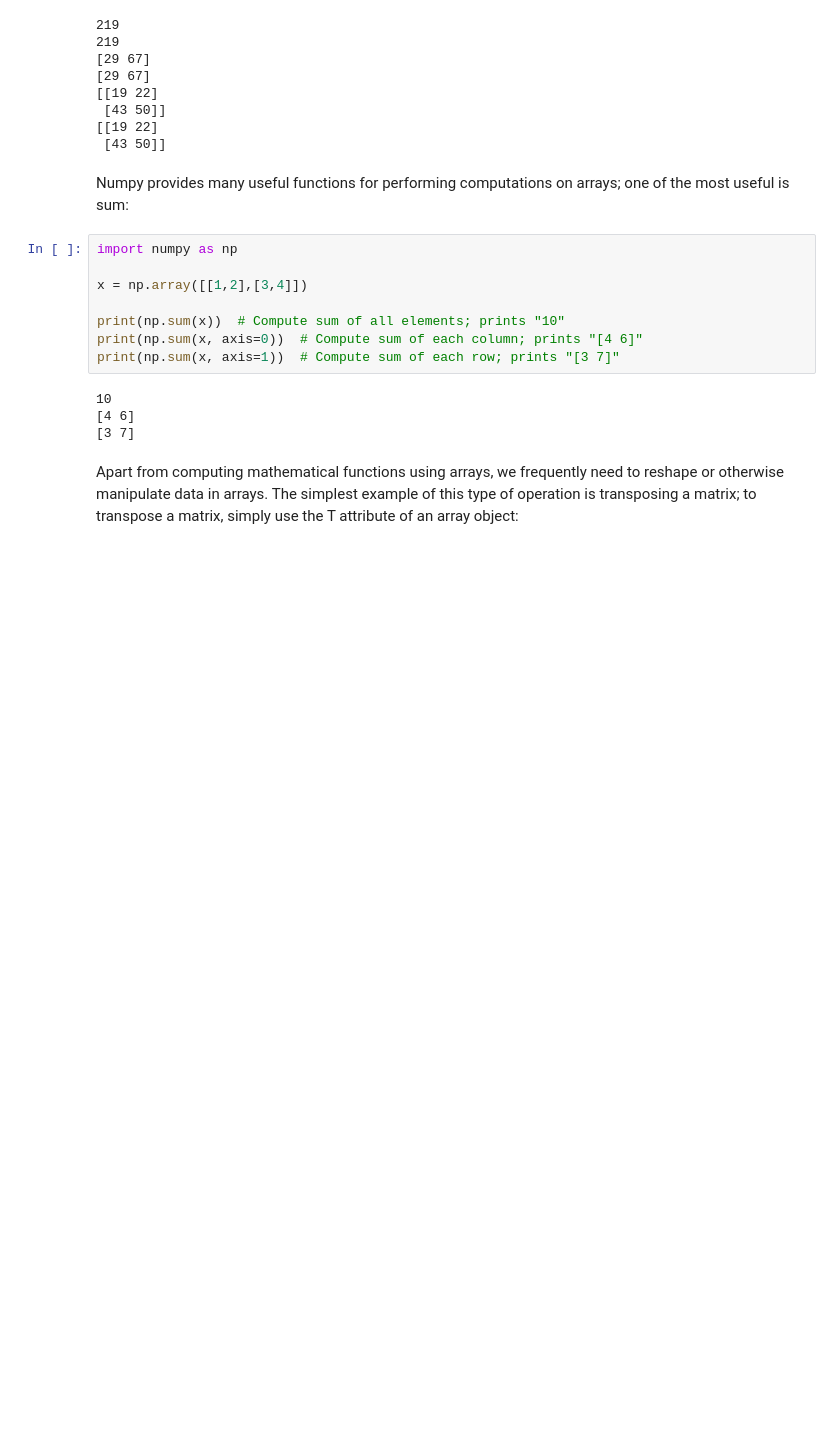
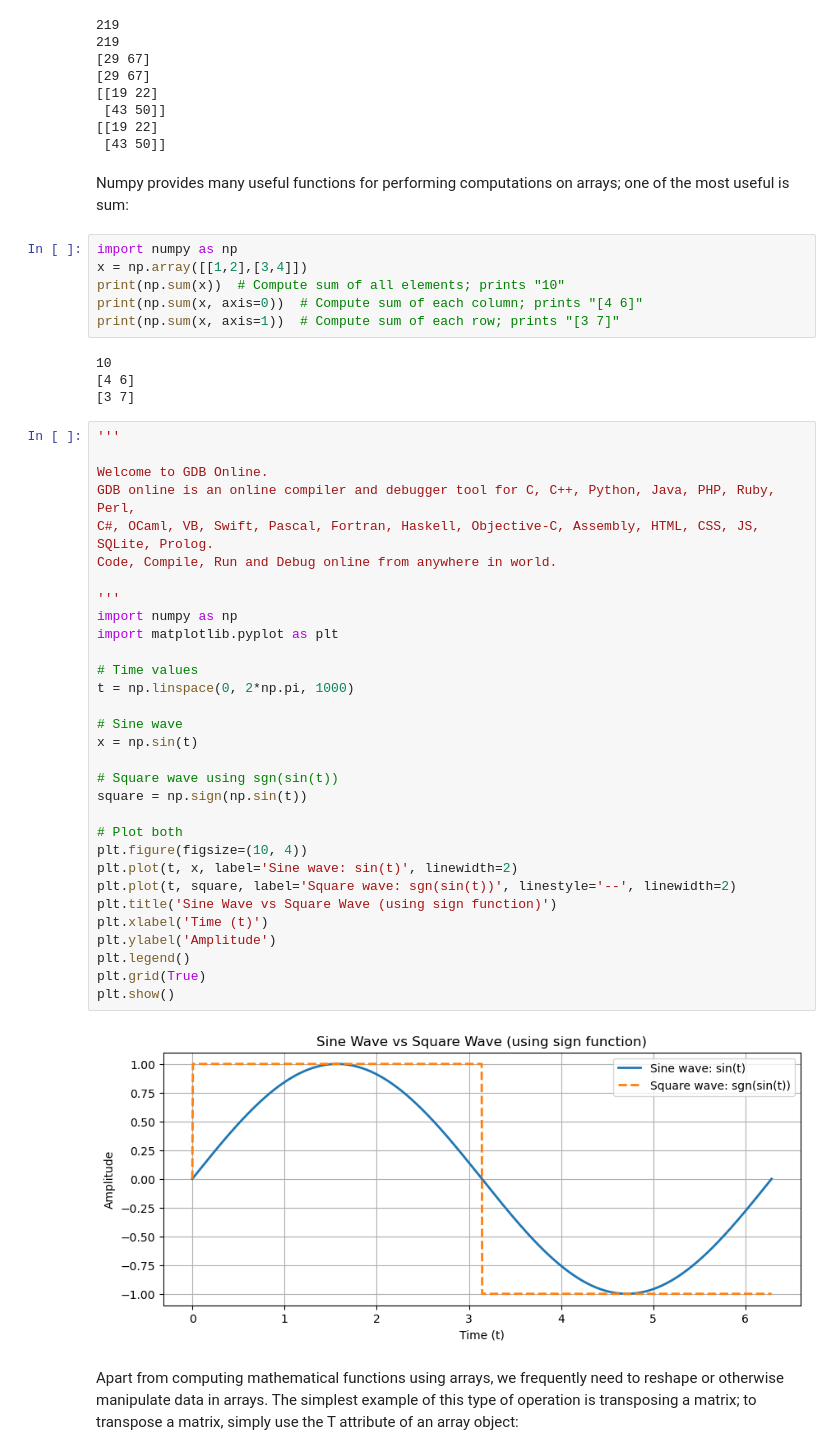
Before and after one commit to KODURUBHARGAVI/Git-Bhagi, a Jupyter notebook: Numpy/NUMPY_TUTORIAL.ipynb, the cells around one changed output. Drawn from its saved outputs; the diff is of its cells as text; blank space fills up the shorter version.

```diff
--- a/Numpy/NUMPY_TUTORIAL.ipynb
+++ b/Numpy/NUMPY_TUTORIAL.ipynb
@@ -327,9 +327,7 @@ print(np.dot(x, y))
 Numpy provides many useful functions for performing computations on arrays; one of the most useful is sum:
 # %%
 import numpy as np
-
 x = np.array([[1,2],[3,4]])
-
 print(np.sum(x))  # Compute sum of all elements; prints "10"
 print(np.sum(x, axis=0))  # Compute sum of each column; prints "[4 6]"
 print(np.sum(x, axis=1))  # Compute sum of each row; prints "[3 7]"
@@ -337,6 +335,39 @@ print(np.sum(x, axis=1))  # Compute sum of each row; prints "[3 7]"
 10
 [4 6]
 [3 7]
+# %%
+'''
+
+Welcome to GDB Online.
+GDB online is an online compiler and debugger tool for C, C++, Python, Java, PHP, Ruby, Perl,
+C#, OCaml, VB, Swift, Pascal, Fortran, Haskell, Objective-C, Assembly, HTML, CSS, JS, SQLite, Prolog.
+Code, Compile, Run and Debug online from anywhere in world.
+
+'''
+import numpy as np
+import matplotlib.pyplot as plt
+
+# Time values
+t = np.linspace(0, 2*np.pi, 1000)
+
+# Sine wave
+x = np.sin(t)
+
+# Square wave using sgn(sin(t))
+square = np.sign(np.sin(t))
+
+# Plot both
+plt.figure(figsize=(10, 4))
+plt.plot(t, x, label='Sine wave: sin(t)', linewidth=2)
+plt.plot(t, square, label='Square wave: sgn(sin(t))', linestyle='--', linewidth=2)
+plt.title('Sine Wave vs Square Wave (using sign function)')
+plt.xlabel('Time (t)')
+plt.ylabel('Amplitude')
+plt.legend()
+plt.grid(True)
+plt.show()
+# %% [output]
+[figure, added]
 # %% [markdown]
 Apart from computing mathematical functions using arrays, we frequently need to reshape or otherwise manipulate data in arrays. The simplest example of this type of operation is transposing a matrix; to transpose a matrix, simply use the T attribute of an array object:
 # %%
```
Also changed, not shown: parts of 1 cell of this notebook, 3 other files.
